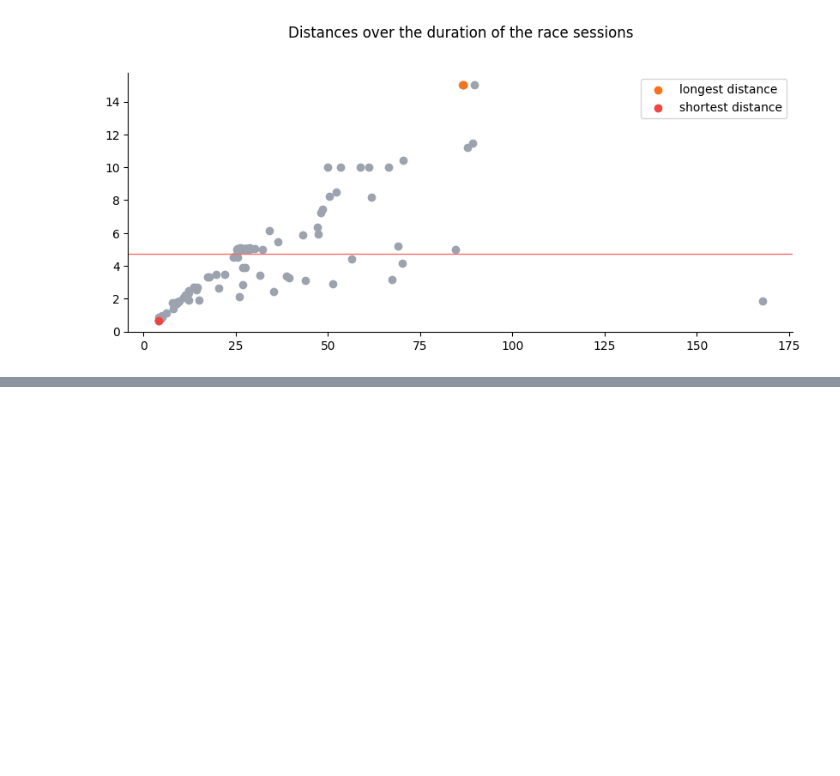
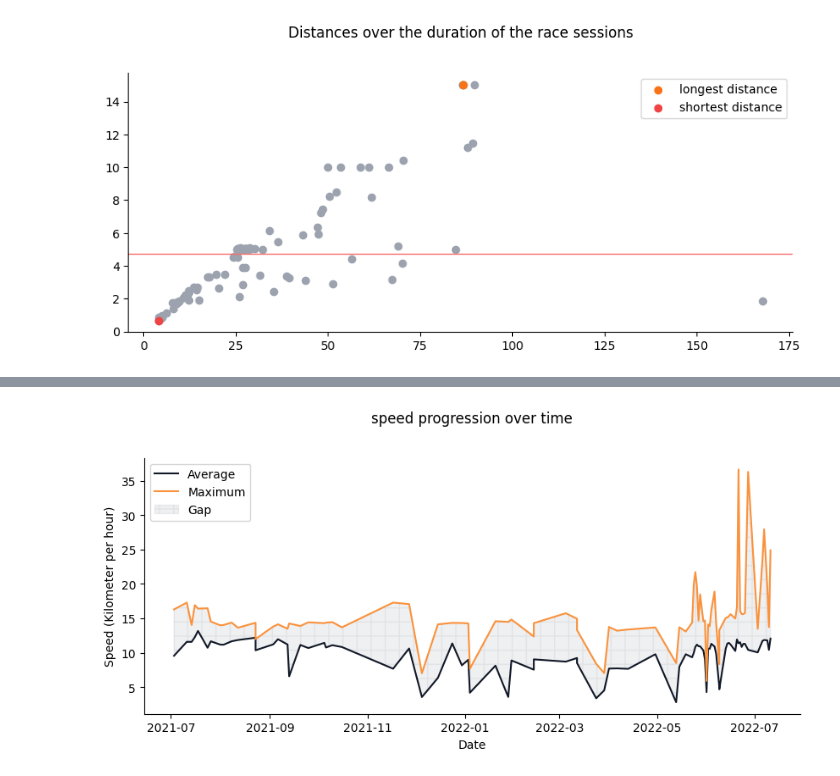
Before and after one commit to bernard-ng/running-visualization, a Jupyter notebook: running_data_visualization.ipynb, the cells around one changed output, grey strips where cells are left out. Cells and saved outputs as stored; diff of their text form; code cells hidden in the pictures; blank space fills up the shorter version.

```diff
--- a/running_data_visualization.ipynb
+++ b/running_data_visualization.ipynb
@@ -309,0 +333,40 @@ ax.legend();
+# %%
+speed_df = sessions_df[['created_at', 'max_speed', 'average_speed']].sort_values(by='created_at')
+speed_df = speed_df.reset_index(drop=True)
+speed_df = speed_df[speed_df['created_at'] > dt.date(2021, 1, 1)]
+
+fig, ax = plt.subplots(figsize=(10, 4), dpi=100)
+plt.title("speed progression over time")
+plt.rcParams['axes.titlepad'] = 30
+ax.spines['right'].set_visible(False)
+ax.spines['top'].set_visible(False)
+plt.xlabel("Date")
+plt.ylabel("Speed (Kilometer per hour)")
+
+ax.plot(
+    speed_df['created_at'],
+    speed_df['average_speed'],
+    color=colors['gray'][900],
+    label="Average"
+)
+ax.plot(
+    speed_df['created_at'],
+    speed_df['max_speed'],
+    color=colors['orange'][400],
+    label="Maximum",
+    linestyle="-"
+)
+ax.fill_between(
+    speed_df['created_at'],
+    speed_df['average_speed'],
+    speed_df['max_speed'],
+    color=colors['gray'][500],
+    alpha=0.1,
+    hatch="+",
+    label="Gap"
+)
+
+ax.legend();
+plt.show();
+# %% [output]
+[figure, added]
```
Also changed, not shown: parts of 8 cells of this notebook.
